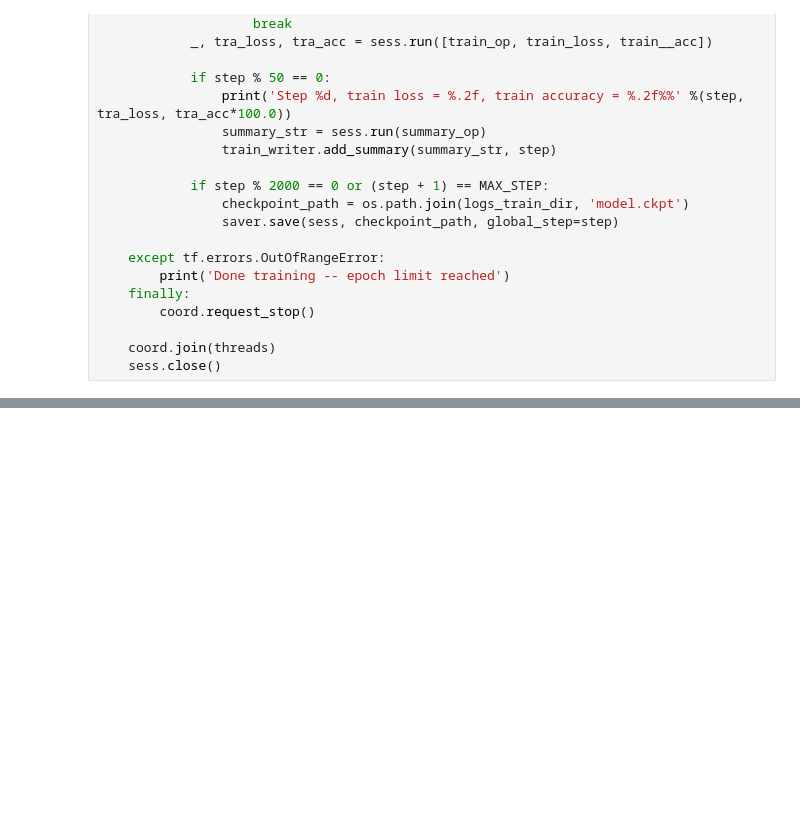
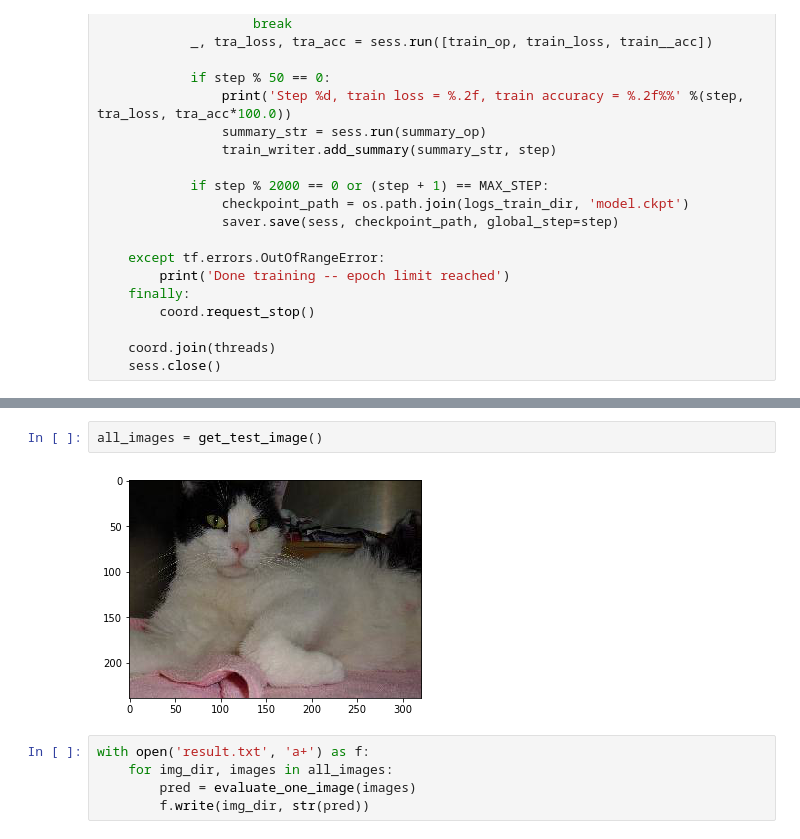
Before and after one commit to suuuch/capstone, a Jupyter notebook: dog_vs_cat/dlnd_image_classification.ipynb, the cells around one changed output, grey strips where cells are left out. Saved outputs shown, nothing was run; the diff lists cells and outputs as text; blank space fills up the shorter version.

Commit message:
get all result

```diff
--- a/dog_vs_cat/dlnd_image_classification.ipynb
+++ b/dog_vs_cat/dlnd_image_classification.ipynb
@@ -470,0 +531,9 @@ NameError: name 'model' is not defined
+# %%
+all_images = get_test_image()
+# %% [output]
+[figure, added]
+# %%
+with open('result.txt', 'a+') as f:
+    for img_dir, images in all_images:
+        pred = evaluate_one_image(images)
+        f.write(img_dir, str(pred))
```
Also changed, not shown: parts of 3 cells of this notebook.
